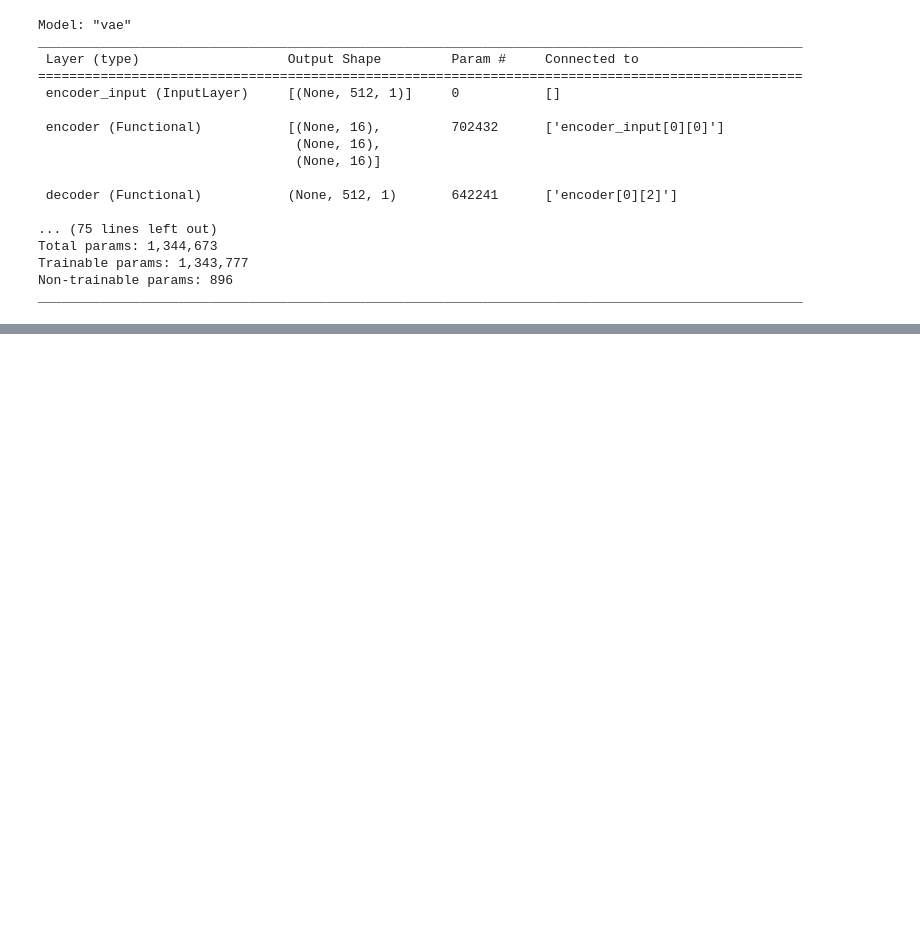
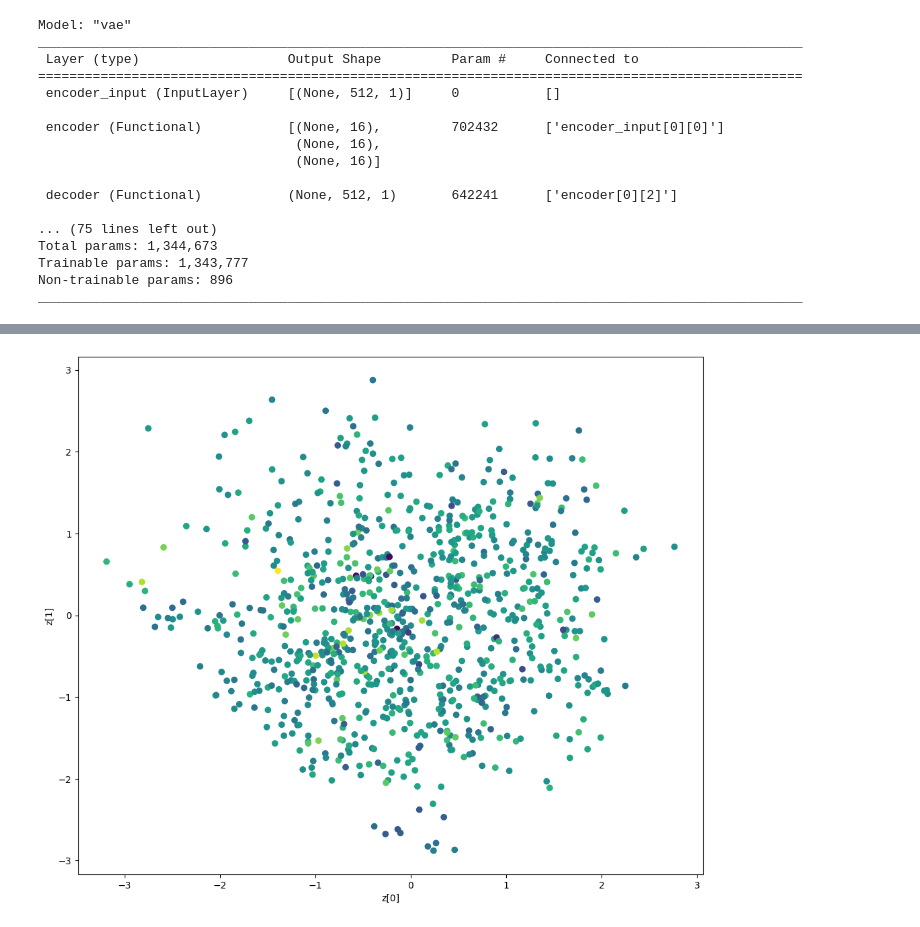
Before and after one commit to lebit-L1X/SkripsiCode, a Jupyter notebook: VAE model for EEG Data Augmentation.ipynb, the cells around one changed output, grey strips where cells are left out. Saved outputs shown, nothing was run; the diff lists cells and outputs as text; code cells hidden in the pictures; blank space fills up the shorter version.

```diff
--- a/VAE model for EEG Data Augmentation.ipynb
+++ b/VAE model for EEG Data Augmentation.ipynb
@@ -39,6 +39,22 @@ Final shape: (4514, 512)
 # %%
 # 80:20 training-validation split
 X_train, X_test = train_test_split(X_all,  test_size=0.2)
+# %%
+import tensorflow as tf
+from tensorflow.keras import layers
+
+# 1. Define the class (Stable across all Python versions)
+class Sampling(layers.Layer):
+    def call(self, inputs):
+        z_mean, z_log_var = inputs
+        batch = tf.shape(z_mean)[0]
+        dim = tf.shape(z_mean)[1]
+        epsilon = tf.keras.backend.random_normal(shape=(batch, dim))
+        return z_mean + tf.exp(0.5 * z_log_var) * epsilon
+
+# 2. In your Encoder definition, replace the Lambda line with this:
+# z = Lambda(sampling, name='z')([z_mean, z_log_var]) <-- REMOVE THIS
+z = Sampling(name='z')([z_mean, z_log_var]) # ADD THIS LINE
 # %%
 # VAE model
 input_shape = (512, 1)
@@ -83,7 +99,8 @@ x = Dense(64, activation='relu')(x)
 z_mean = Dense(latent_dim, name='z_mean')(x)
 z_log_var = Dense(latent_dim, name='z_log_var')(x)
 
-z = Lambda(sampling, name='z')([z_mean, z_log_var])
+# Change the name to something fresh like 'z_sampling_new'
+z = Sampling(name='z_sampling_new')([z_mean, z_log_var])
 
 encoder = Model(inputs, [z_mean, z_log_var, z], name='encoder')
 encoder.summary()
@@ -261,7 +270,8 @@ plt.show()
 # 2D plot of the classes in latent space
 z_m, _, _ = encoder.predict(X_test,batch_size=batch_size)
 plt.figure(figsize=(12, 10))
-plt.scatter(z_m[:, 0], z_m[:, 1], c=X_test[:,0,0,0])
+plt.scatter(z_m[:, 0], z_m[:, 1], c=X_test[:,0])
 plt.xlabel("z[0]")
 plt.ylabel("z[1]")
 plt.show()
+# %% [output]
@@ -268,3 +279,4 @@ plt.show()
+[figure, added]
 # %%
 # predicting on validation data
 pred=vae.predict(X_test)
```
Also changed, not shown: parts of 16 cells of this notebook.
